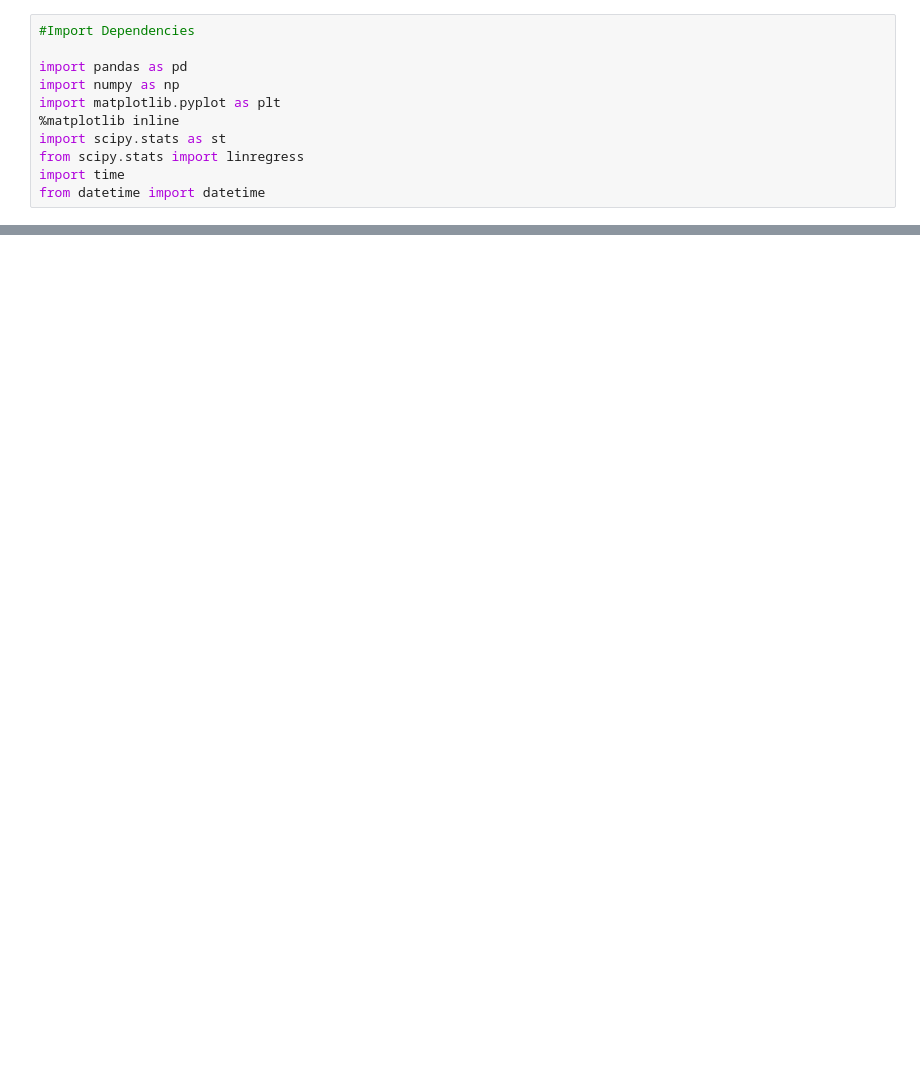
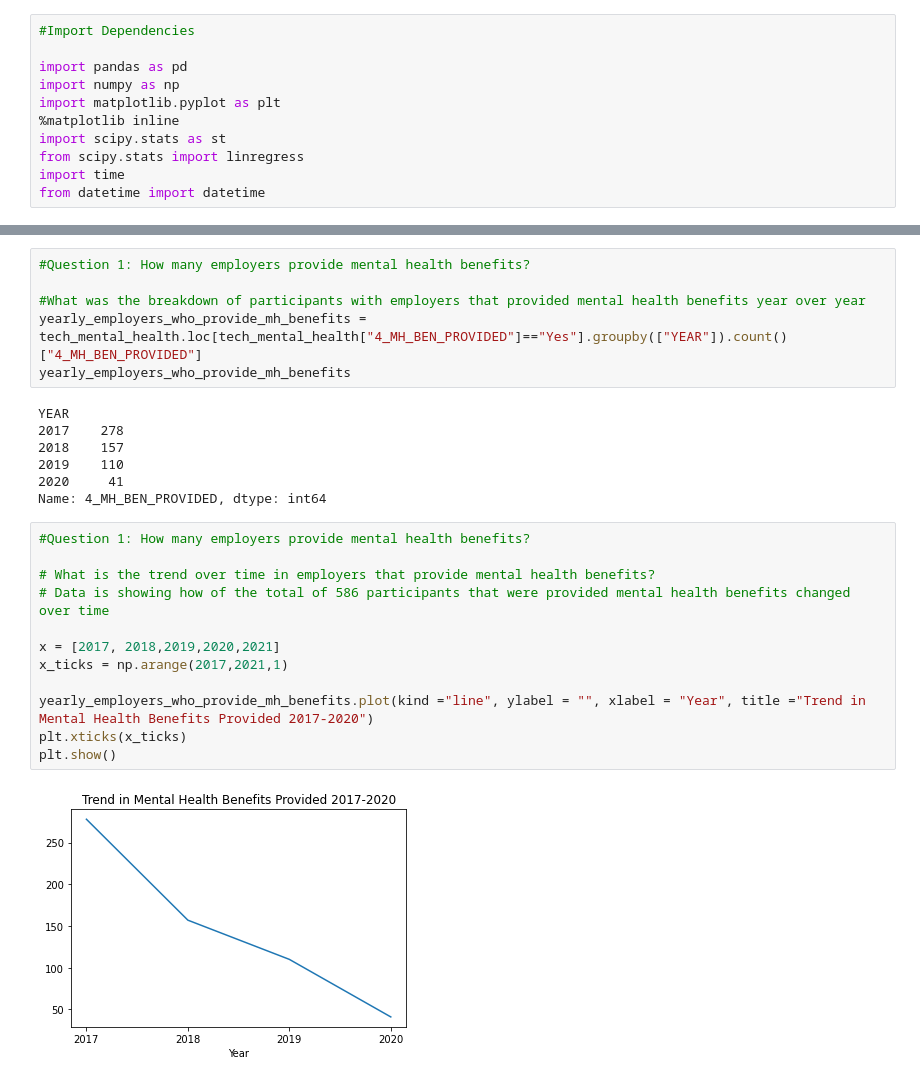
Before and after one commit to bennetyousuf/ProjectOne-MentalHealthinTech, a Jupyter notebook: Mental Health in Tech Data Cleanup.ipynb, the cells around one changed output, grey strips where cells are left out. Cells and saved outputs as stored; diff of their text form; blank space fills up the shorter version.

```diff
--- a/Mental Health in Tech Data Cleanup.ipynb
+++ b/Mental Health in Tech Data Cleanup.ipynb
@@ -186,0 +270,27 @@ count_drug_regimen_df.plot(kind = "bar", title = "Total Measurements per Drug Re
+# %%
+#Question 1: How many employers provide mental health benefits?
+
+#What was the breakdown of participants with employers that provided mental health benefits year over year
+yearly_employers_who_provide_mh_benefits = tech_mental_health.loc[tech_mental_health["4_MH_BEN_PROVIDED"]=="Yes"].groupby(["YEAR"]).count()["4_MH_BEN_PROVIDED"]
+yearly_employers_who_provide_mh_benefits
+# %% [output]
+YEAR
+2017    278
+2018    157
+2019    110
+2020     41
+Name: 4_MH_BEN_PROVIDED, dtype: int64
+# %%
+#Question 1: How many employers provide mental health benefits?
+
+# What is the trend over time in employers that provide mental health benefits?
+# Data is showing how of the total of 586 participants that were provided mental health benefits changed over time
+
+x = [2017, 2018,2019,2020,2021]
+x_ticks = np.arange(2017,2021,1)
+
+yearly_employers_who_provide_mh_benefits.plot(kind ="line", ylabel = "", xlabel = "Year", title ="Trend in Mental Health Benefits Provided 2017-2020")
+plt.xticks(x_ticks)
+plt.show()
+# %% [output]
+[figure, added]
```
Also changed, not shown: parts of 63 cells of this notebook, 3 other files.
